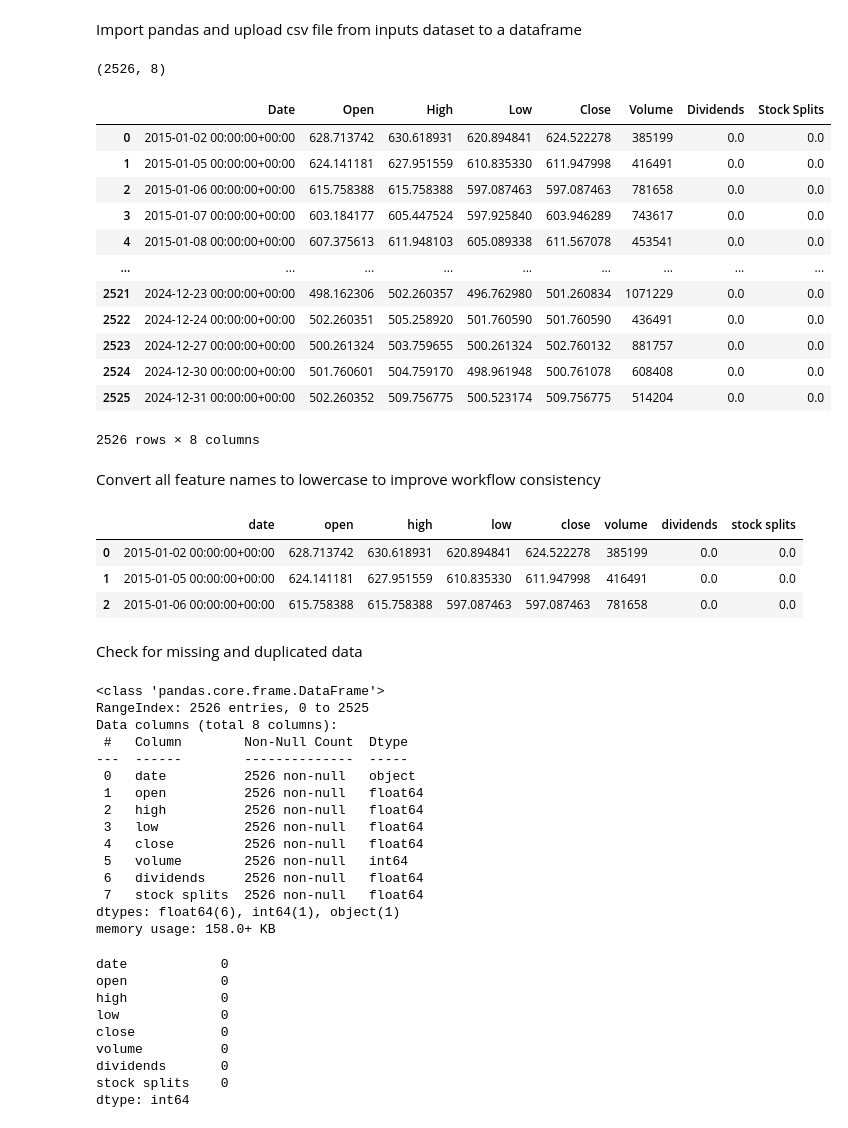
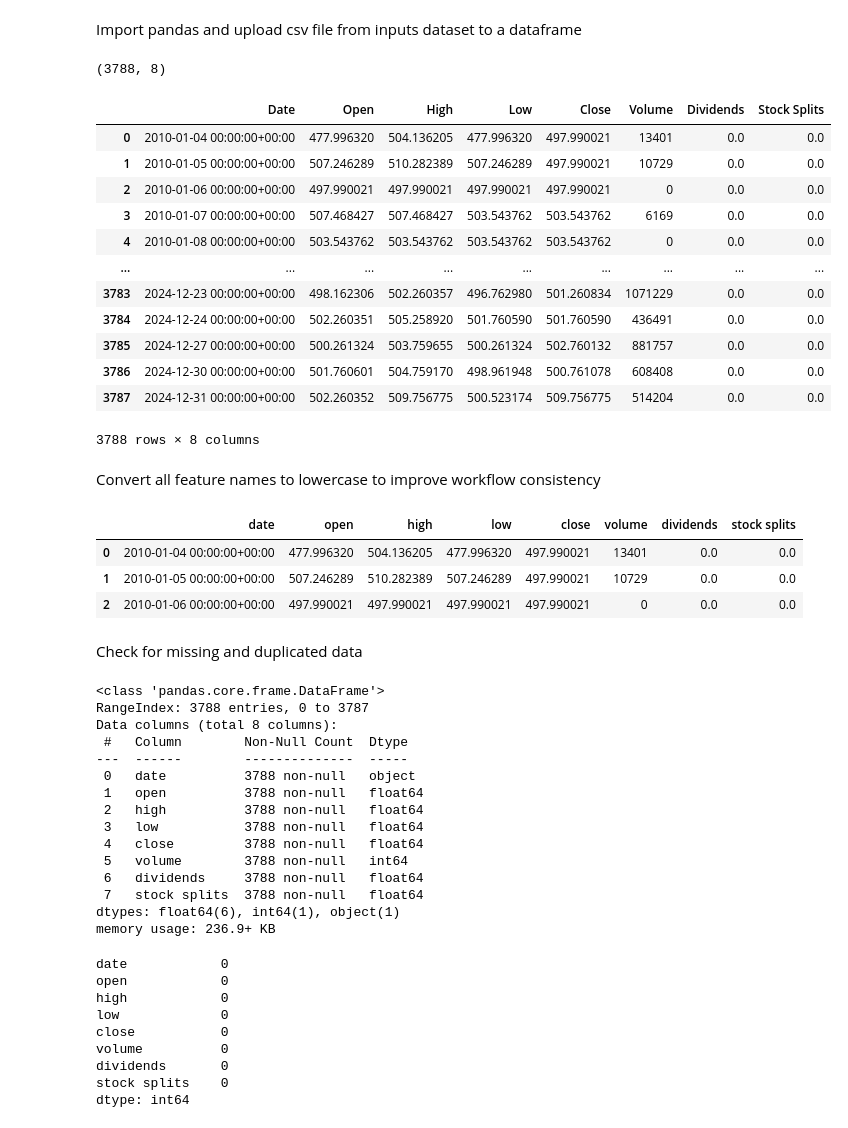
Before and after one commit to AndyV773/PP5, a Jupyter notebook: jupyter_notebooks/01 - DataCollection.ipynb, the cells around one changed output. Cells and saved outputs as stored; diff of their text form; code cells hidden in the pictures.

```diff
--- a/jupyter_notebooks/01 - DataCollection.ipynb
+++ b/jupyter_notebooks/01 - DataCollection.ipynb
@@ -114,24 +116,24 @@ csv file saved
 Import pandas and upload csv file from inputs dataset to a dataframe
 # %%
 import pandas as pd
-df = pd.read_csv(f"{dir}/phnx_2015_2025.csv")
+df = pd.read_csv(f"{dir}/phnx_2010_2025.csv")
 print(df.shape)
 df
 # %% [output]
-(2526, 8)
+(3788, 8)
 |  | Date | Open | High | Low | Close | Volume | Dividends | Stock Splits |
-| 0 | 2015-01-02 00:00:00+00:00 | 628.713742 | 630.618931 | 620.894841 | 624.522278 | 385199 | 0.0 | 0.0 |
-| 1 | 2015-01-05 00:00:00+00:00 | 624.141181 | 627.951559 | 610.835330 | 611.947998 | 416491 | 0.0 | 0.0 |
-| 2 | 2015-01-06 00:00:00+00:00 | 615.758388 | 615.758388 | 597.087463 | 597.087463 | 781658 | 0.0 | 0.0 |
-| 3 | 2015-01-07 00:00:00+00:00 | 603.184177 | 605.447524 | 597.925840 | 603.946289 | 743617 | 0.0 | 0.0 |
-| 4 | 2015-01-08 00:00:00+00:00 | 607.375613 | 611.948103 | 605.089338 | 611.567078 | 453541 | 0.0 | 0.0 |
+| 0 | 2010-01-04 00:00:00+00:00 | 477.996320 | 504.136205 | 477.996320 | 497.990021 | 13401 | 0.0 | 0.0 |
+| 1 | 2010-01-05 00:00:00+00:00 | 507.246289 | 510.282389 | 507.246289 | 497.990021 | 10729 | 0.0 | 0.0 |
+| 2 | 2010-01-06 00:00:00+00:00 | 497.990021 | 497.990021 | 497.990021 | 497.990021 | 0 | 0.0 | 0.0 |
+| 3 | 2010-01-07 00:00:00+00:00 | 507.468427 | 507.468427 | 503.543762 | 503.543762 | 6169 | 0.0 | 0.0 |
+| 4 | 2010-01-08 00:00:00+00:00 | 503.543762 | 503.543762 | 503.543762 | 503.543762 | 0 | 0.0 | 0.0 |
 | ... | ... | ... | ... | ... | ... | ... | ... | ... |
-| 2521 | 2024-12-23 00:00:00+00:00 | 498.162306 | 502.260357 | 496.762980 | 501.260834 | 1071229 | 0.0 | 0.0 |
-| 2522 | 2024-12-24 00:00:00+00:00 | 502.260351 | 505.258920 | 501.760590 | 501.760590 | 436491 | 0.0 | 0.0 |
-| 2523 | 2024-12-27 00:00:00+00:00 | 500.261324 | 503.759655 | 500.261324 | 502.760132 | 881757 | 0.0 | 0.0 |
-| 2524 | 2024-12-30 00:00:00+00:00 | 501.760601 | 504.759170 | 498.961948 | 500.761078 | 608408 | 0.0 | 0.0 |
-| 2525 | 2024-12-31 00:00:00+00:00 | 502.260352 | 509.756775 | 500.523174 | 509.756775 | 514204 | 0.0 | 0.0 |
+| 3783 | 2024-12-23 00:00:00+00:00 | 498.162306 | 502.260357 | 496.762980 | 501.260834 | 1071229 | 0.0 | 0.0 |
+| 3784 | 2024-12-24 00:00:00+00:00 | 502.260351 | 505.258920 | 501.760590 | 501.760590 | 436491 | 0.0 | 0.0 |
+| 3785 | 2024-12-27 00:00:00+00:00 | 500.261324 | 503.759655 | 500.261324 | 502.760132 | 881757 | 0.0 | 0.0 |
+| 3786 | 2024-12-30 00:00:00+00:00 | 501.760601 | 504.759170 | 498.961948 | 500.761078 | 608408 | 0.0 | 0.0 |
+| 3787 | 2024-12-31 00:00:00+00:00 | 502.260352 | 509.756775 | 500.523174 | 509.756775 | 514204 | 0.0 | 0.0 |
-2526 rows × 8 columns
+3788 rows × 8 columns
 # %% [markdown]
 Convert all feature names to lowercase to improve workflow consistency
 # %%
@@ -139,29 +141,29 @@ df.columns = df.columns.str.lower()
 df.head(3)
 # %% [output]
 |  | date | open | high | low | close | volume | dividends | stock splits |
-| 0 | 2015-01-02 00:00:00+00:00 | 628.713742 | 630.618931 | 620.894841 | 624.522278 | 385199 | 0.0 | 0.0 |
-| 1 | 2015-01-05 00:00:00+00:00 | 624.141181 | 627.951559 | 610.835330 | 611.947998 | 416491 | 0.0 | 0.0 |
-| 2 | 2015-01-06 00:00:00+00:00 | 615.758388 | 615.758388 | 597.087463 | 597.087463 | 781658 | 0.0 | 0.0 |
+| 0 | 2010-01-04 00:00:00+00:00 | 477.996320 | 504.136205 | 477.996320 | 497.990021 | 13401 | 0.0 | 0.0 |
+| 1 | 2010-01-05 00:00:00+00:00 | 507.246289 | 510.282389 | 507.246289 | 497.990021 | 10729 | 0.0 | 0.0 |
+| 2 | 2010-01-06 00:00:00+00:00 | 497.990021 | 497.990021 | 497.990021 | 497.990021 | 0 | 0.0 | 0.0 |
 # %% [markdown]
 Check for missing and duplicated data
 # %%
 df.info()
 # %% [output]
 <class 'pandas.core.frame.DataFrame'>
-RangeIndex: 2526 entries, 0 to 2525
+RangeIndex: 3788 entries, 0 to 3787
 Data columns (total 8 columns):
  #   Column        Non-Null Count  Dtype
 ---  ------        --------------  -----
- 0   date          2526 non-null   object
- 1   open          2526 non-null   float64
- 2   high          2526 non-null   float64
- 3   low           2526 non-null   float64
- 4   close         2526 non-null   float64
- 5   volume        2526 non-null   int64
- 6   dividends     2526 non-null   float64
- 7   stock splits  2526 non-null   float64
+ 0   date          3788 non-null   object
+ 1   open          3788 non-null   float64
+ 2   high          3788 non-null   float64
+ 3   low           3788 non-null   float64
+ 4   close         3788 non-null   float64
+ 5   volume        3788 non-null   int64
+ 6   dividends     3788 non-null   float64
+ 7   stock splits  3788 non-null   float64
 dtypes: float64(6), int64(1), object(1)
-memory usage: 158.0+ KB
+memory usage: 236.9+ KB
 # %%
 df.isna().sum()
 # %% [output]
```
Also changed, not shown: parts of 10 cells of this notebook, 9 other files.
